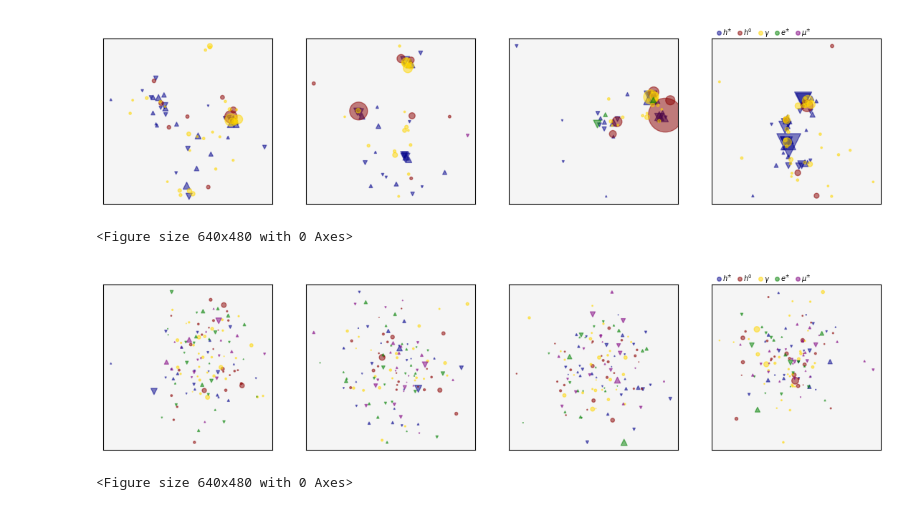
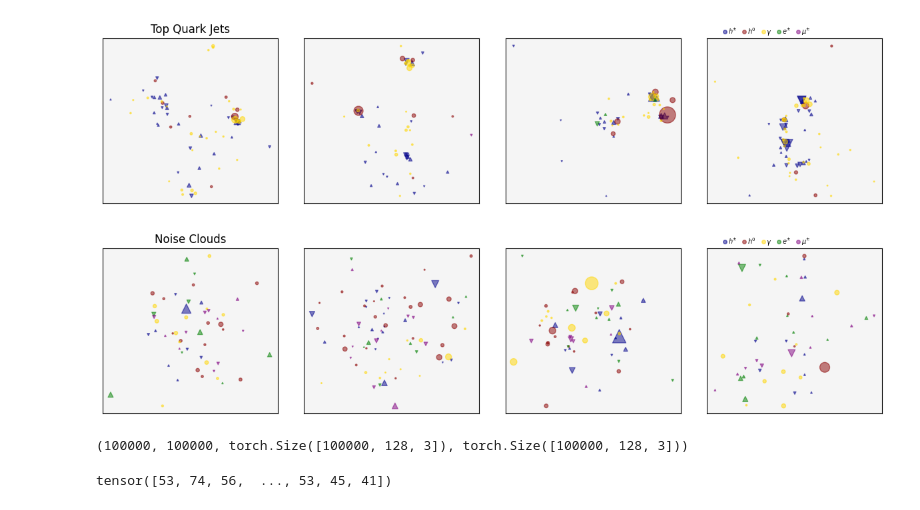
Before and after one commit to dfaroughy/CMB, a Jupyter notebook: experiments/jetclass/JetClass.ipynb, the cells around one changed output. Saved outputs shown, nothing was run; the diff lists cells and outputs as text; code cells hidden in the pictures.

```diff
--- a/experiments/jetclass/JetClass.ipynb
+++ b/experiments/jetclass/JetClass.ipynb
@@ -249,28 +326,34 @@ class NoiseClouds:
             ax.set_xticks([])
             ax.set_yticks([])
             ax.set_facecolor(facecolor)  # Set the same color for the axis background
-# %%
-tops = ParticleClouds('/home/df630/CMB/data/JetClass/TTBar_000.root')
-noise = NoiseClouds(100000)
 # %%
-fig, ax = plt.subplots(1, 4, figsize=(14,3))
+# tops = ParticleClouds('/home/df630/CMB/data/JetClass/TTBar_000.root', max_num_particles=128)
+noise = NoiseClouds(tops.continuous.shape[0], max_num_particles=128, masks_like=tops)
+
+fig, ax = plt.subplots(1, 4, figsize=(12,3))
 tops.display_cloud(idx=0, ax=ax[0])
 tops.display_cloud(idx=1, ax=ax[1])
 tops.display_cloud(idx=2, ax=ax[2])
 tops.display_cloud(idx=3, ax=ax[3])
+ax[0].set_title('Top Quark Jets')
+plt.tight_layout()
 plt.show()
+
+fig, ax = plt.subplots(1, 4, figsize=(12,3))
+noise.display_cloud(idx=0, ax=ax[0])
+noise.display_cloud(idx=1, ax=ax[1])
+noise.display_cloud(idx=2, ax=ax[2])
+noise.display_cloud(idx=3, ax=ax[3])
+ax[0].set_title('Noise Clouds')
 plt.tight_layout()
+plt.show()
+
+len(tops), len(noise), tops.continuous.shape, noise.continuous.shape
 # %% [output]
-[figure, old version]
+[figure, new version]
+[figure, added]
-<Figure size 640x480 with 0 Axes>
+(100000, 100000, torch.Size([100000, 128, 3]), torch.Size([100000, 128, 3]))
-# %%
-fig, ax = plt.subplots(1, 4, figsize=(14,3))
-noise.display_cloud(idx=0, ax=ax[0])
-noise.display_cloud(idx=1, ax=ax[1])
-noise.display_cloud(idx=2, ax=ax[2])
-noise.display_cloud(idx=3, ax=ax[3])
-plt.show()
-plt.tight_layout()
-# %% [output]
-[figure, removed]
-<Figure size 640x480 with 0 Axes>
+# %%
+noise.mask.sum(1)
+# %% [output]
+tensor([53, 74, 56,  ..., 53, 45, 41])
```
Also changed, not shown: parts of 8 cells of this notebook, 12 other files.
